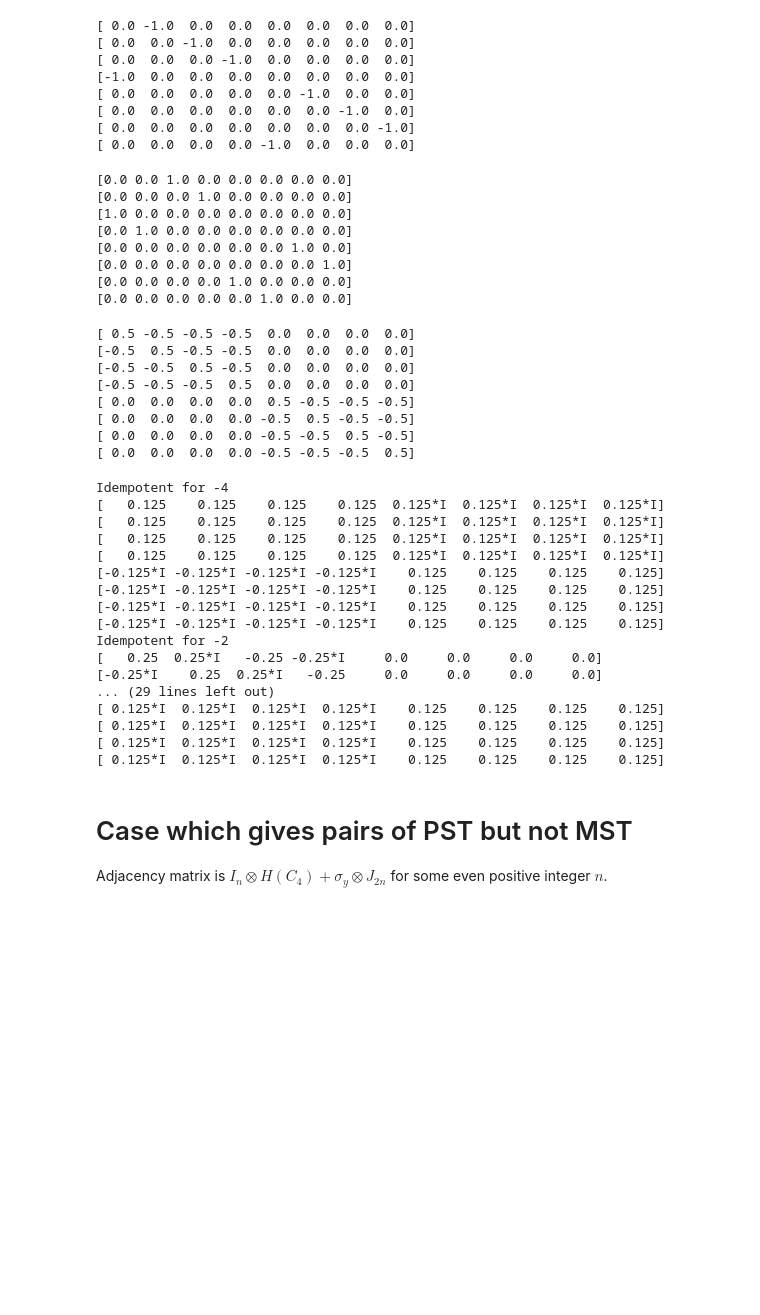
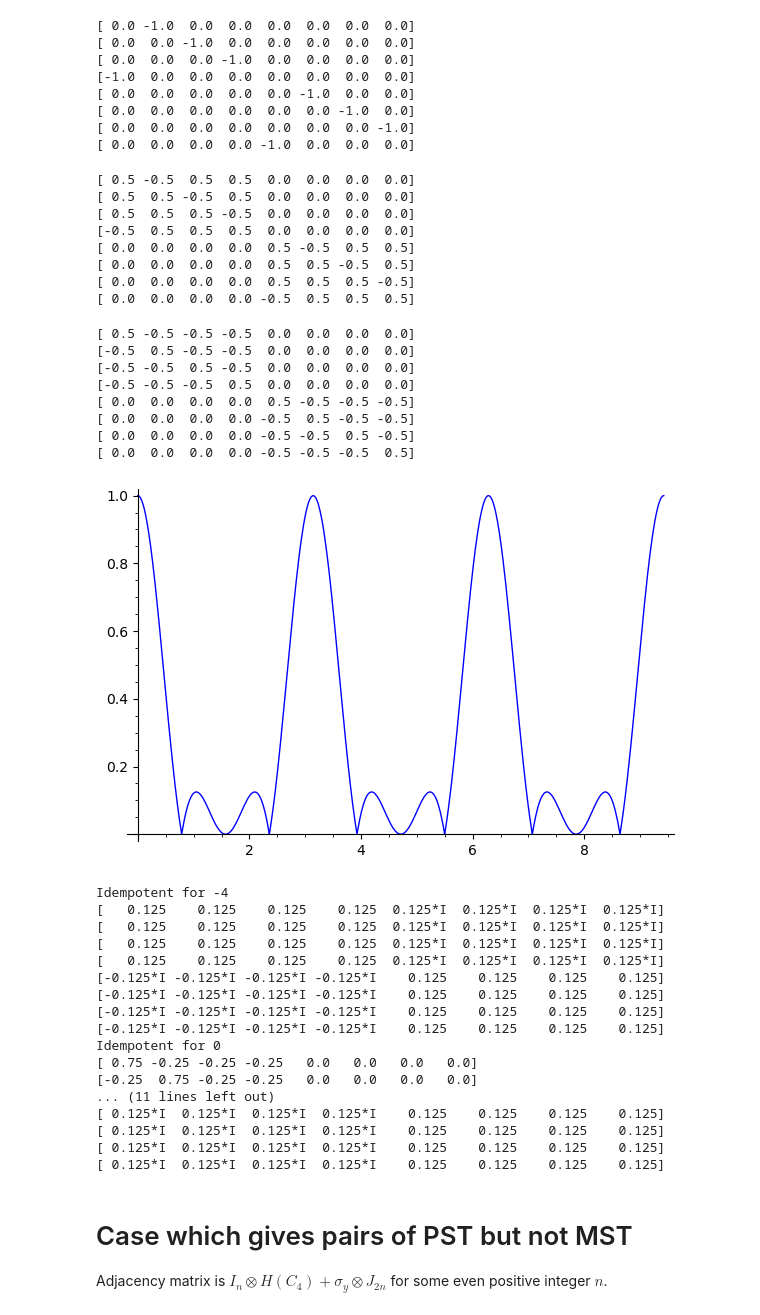
Before and after one commit to EmilyMWright/FUSRP-2021-Quantum-Walks, a Jupyter notebook: Godsil_Lato_Family.ipynb, the cells around one changed output. Saved outputs shown, nothing was run; the diff lists cells and outputs as text; code cells hidden in the pictures; blank space fills up the shorter version.

```diff
--- a/Godsil_Lato_Family.ipynb
+++ b/Godsil_Lato_Family.ipynb
@@ -292,14 +292,14 @@ transfer(XB, np.pi/4).round(5)
 [ 0.0  0.0  0.0  0.0  0.0  0.0  0.0 -1.0]
 [ 0.0  0.0  0.0  0.0 -1.0  0.0  0.0  0.0]
 # %%
-UA = transfer(AB, np.pi/2).round(5); UA
+transfer(AB, np.pi/4).round(5)
 # %% [output]
-[0.0 0.0 1.0 0.0 0.0 0.0 0.0 0.0]
-[0.0 0.0 0.0 1.0 0.0 0.0 0.0 0.0]
-[1.0 0.0 0.0 0.0 0.0 0.0 0.0 0.0]
-[0.0 1.0 0.0 0.0 0.0 0.0 0.0 0.0]
-[0.0 0.0 0.0 0.0 0.0 0.0 1.0 0.0]
-[0.0 0.0 0.0 0.0 0.0 0.0 0.0 1.0]
-[0.0 0.0 0.0 0.0 1.0 0.0 0.0 0.0]
-[0.0 0.0 0.0 0.0 0.0 1.0 0.0 0.0]
+[ 0.5 -0.5  0.5  0.5  0.0  0.0  0.0  0.0]
+[ 0.5  0.5 -0.5  0.5  0.0  0.0  0.0  0.0]
+[ 0.5  0.5  0.5 -0.5  0.0  0.0  0.0  0.0]
+[-0.5  0.5  0.5  0.5  0.0  0.0  0.0  0.0]
+[ 0.0  0.0  0.0  0.0  0.5 -0.5  0.5  0.5]
+[ 0.0  0.0  0.0  0.0  0.5  0.5 -0.5  0.5]
+[ 0.0  0.0  0.0  0.0  0.5  0.5  0.5 -0.5]
+[ 0.0  0.0  0.0  0.0 -0.5  0.5  0.5  0.5]
 # %%
@@ -313,8 +313,12 @@ UB = transfer(BB, np.pi/4).round(5); UB
 [ 0.0  0.0  0.0  0.0 -0.5  0.5 -0.5 -0.5]
 [ 0.0  0.0  0.0  0.0 -0.5 -0.5  0.5 -0.5]
 [ 0.0  0.0  0.0  0.0 -0.5 -0.5 -0.5  0.5]
+# %%
+plot(transfer_at_time_a(XB,x,0,0),0,3*np.pi)
+# %% [output]
+[figure, added]
 # %%
-E, eVal = idempotents(XB)
+E, eVal = idempotents(BB)
 for i in range(len(eVal)):
     print("Idempotent for", int(eVal[i]))
     print(E[i].round(5))
@@ -328,10 +332,10 @@ Idempotent for -4
 [-0.125*I -0.125*I -0.125*I -0.125*I    0.125    0.125    0.125    0.125]
 [-0.125*I -0.125*I -0.125*I -0.125*I    0.125    0.125    0.125    0.125]
 [-0.125*I -0.125*I -0.125*I -0.125*I    0.125    0.125    0.125    0.125]
-Idempotent for -2
-[   0.25  0.25*I   -0.25 -0.25*I     0.0     0.0     0.0     0.0]
-[-0.25*I    0.25  0.25*I   -0.25     0.0     0.0     0.0     0.0]
-... (29 lines left out)
+Idempotent for 0
+[ 0.75 -0.25 -0.25 -0.25   0.0   0.0   0.0   0.0]
+[-0.25  0.75 -0.25 -0.25   0.0   0.0   0.0   0.0]
+... (11 lines left out)
 [ 0.125*I  0.125*I  0.125*I  0.125*I    0.125    0.125    0.125    0.125]
 [ 0.125*I  0.125*I  0.125*I  0.125*I    0.125    0.125    0.125    0.125]
 [ 0.125*I  0.125*I  0.125*I  0.125*I    0.125    0.125    0.125    0.125]
```
Also changed, not shown: parts of 15 cells of this notebook.
